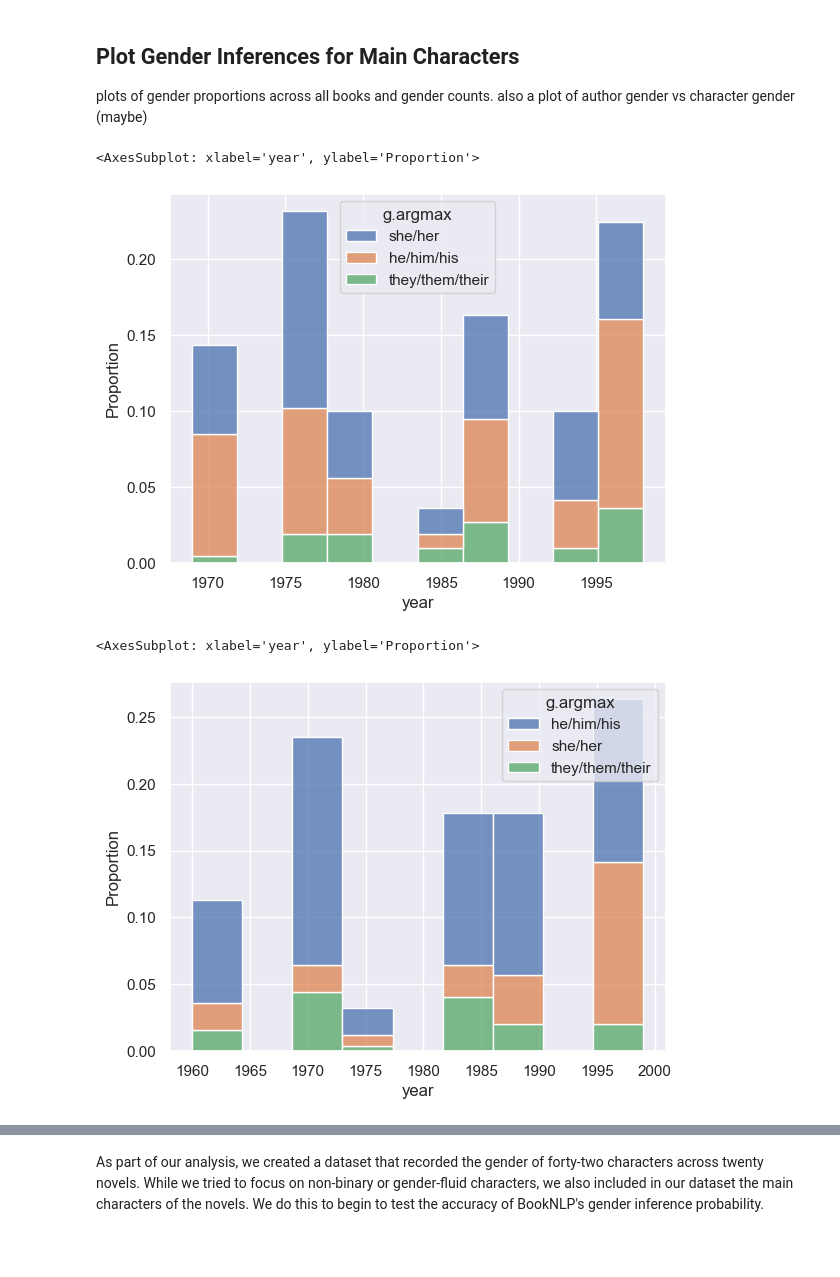
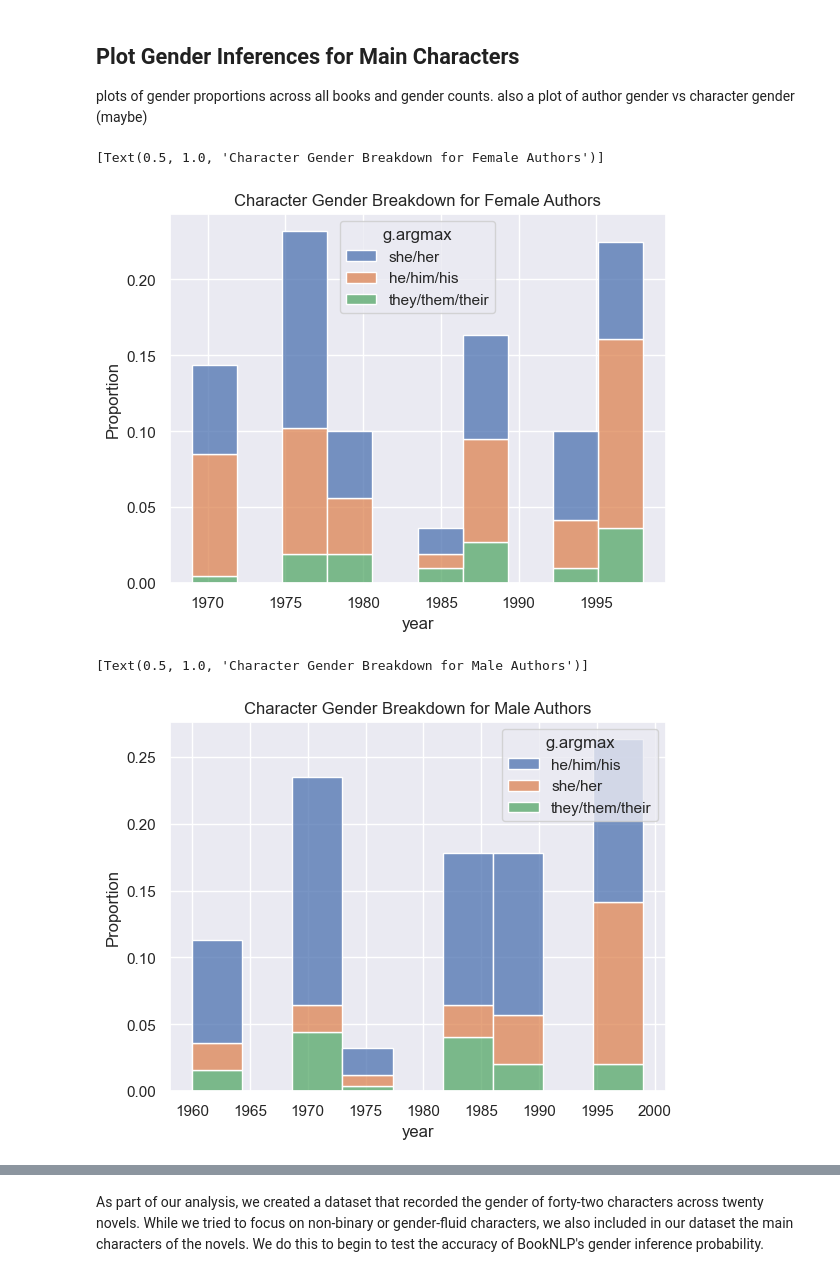
Before and after one commit to danieljohnevans/2022Fall_projects, a Jupyter notebook: data_pipeline.ipynb, the cells around one changed output, grey strips where cells are left out. Saved outputs shown, nothing was run; the diff lists cells and outputs as text; code cells hidden in the pictures; blank space fills up the shorter version.

```diff
--- a/data_pipeline.ipynb
+++ b/data_pipeline.ipynb
@@ -88,17 +88,17 @@ trans_auth_df = pickle_df[pickle_df['trans'] == 'yes']
 # %%
 # characters by women
 
-sns.histplot(women_auth_df, x="year", hue="g.argmax", multiple="stack", stat="proportion")
+sns.histplot(women_auth_df, x="year", hue="g.argmax", multiple="stack", stat="proportion").set(title='Character Gender Breakdown for Female Authors')
 # %% [output]
-<AxesSubplot: xlabel='year', ylabel='Proportion'>
+[Text(0.5, 1.0, 'Character Gender Breakdown for Female Authors')]
-[figure, old version]
+[figure, new version]
 # %%
 # characters by men
 
-sns.histplot(men_auth_df, x="year", hue="g.argmax", multiple="stack", stat="proportion")
+sns.histplot(men_auth_df, x="year", hue="g.argmax", multiple="stack", stat="proportion").set(title='Character Gender Breakdown for Male Authors')
 # %% [output]
-<AxesSubplot: xlabel='year', ylabel='Proportion'>
+[Text(0.5, 1.0, 'Character Gender Breakdown for Male Authors')]
-[figure, old version]
+[figure, new version]
 # %%
 # characters by trans
 
```
Also changed, not shown: parts of 2 cells of this notebook, 2 other files.
